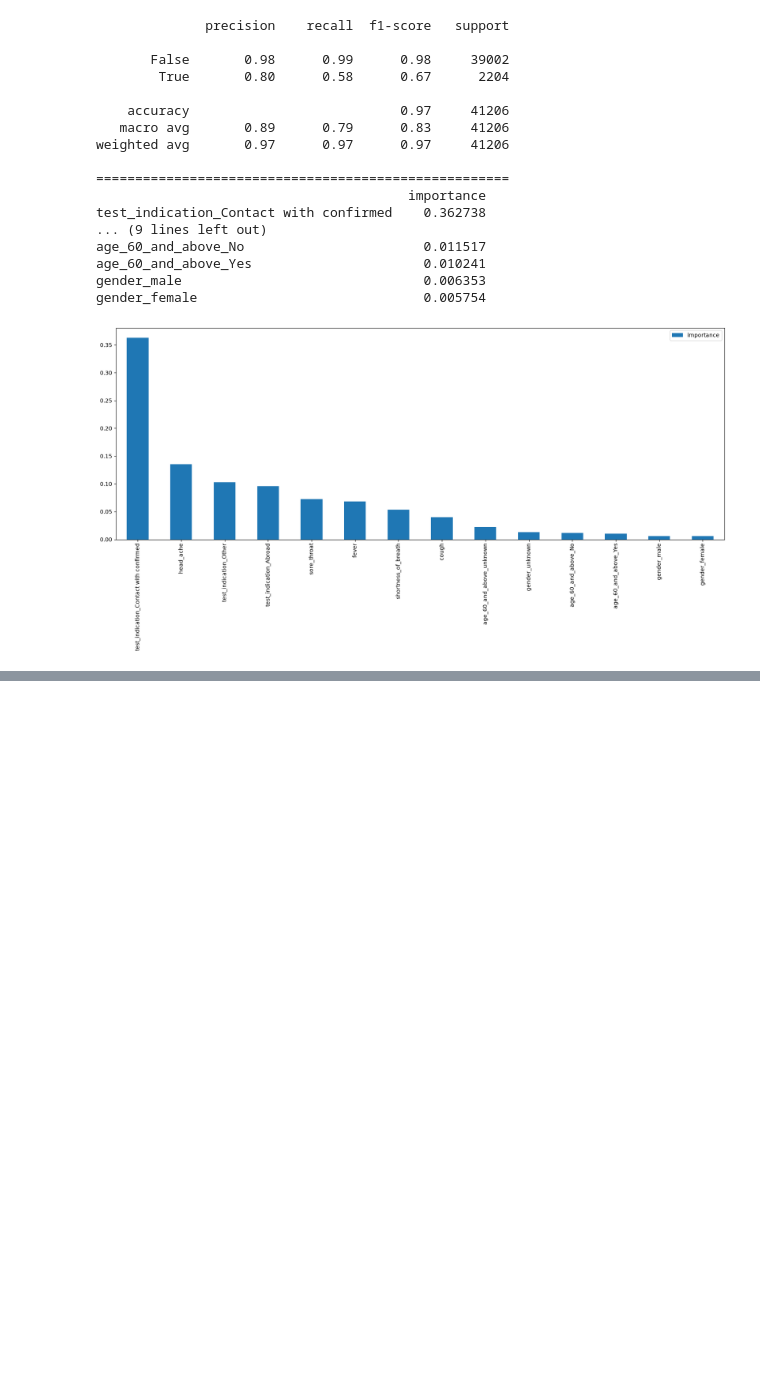
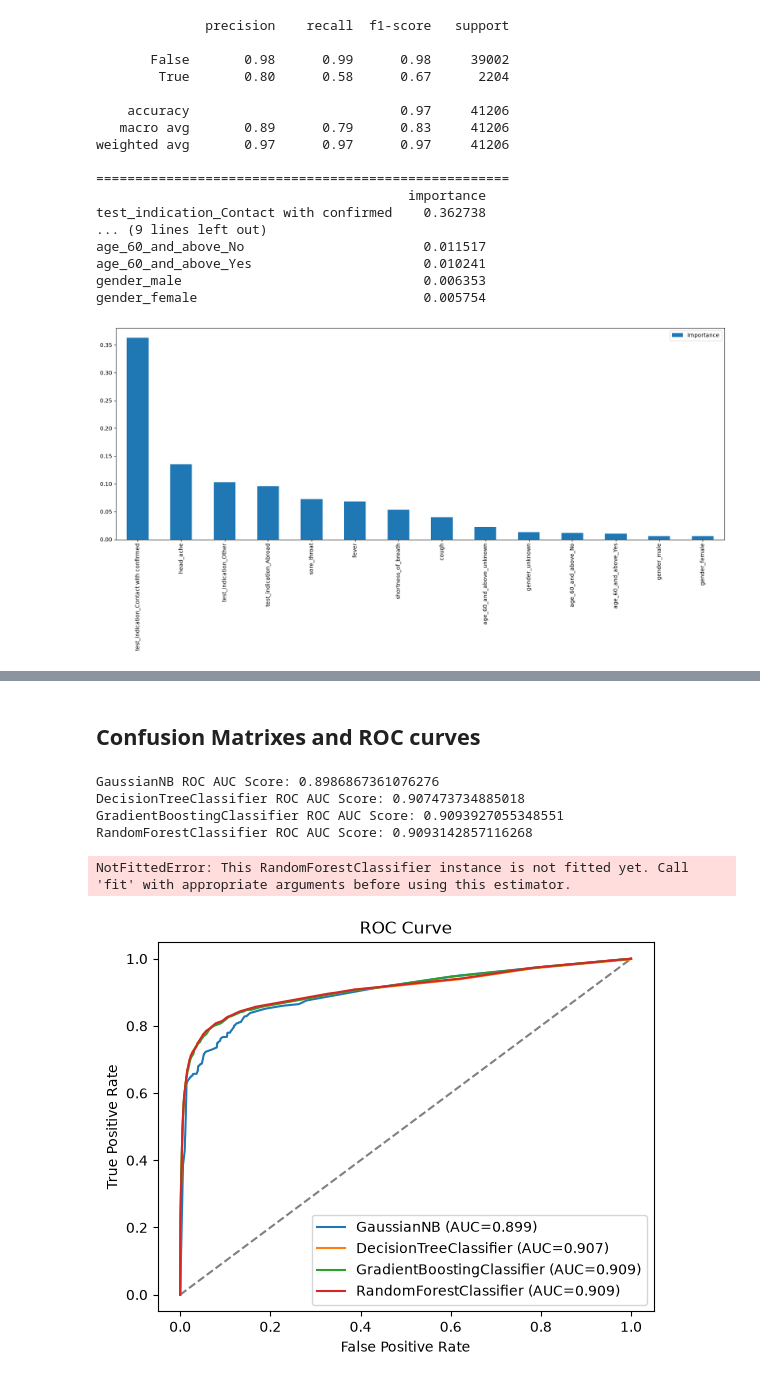
Before and after one commit to JerryBrimacombe/L7Hackthon, a Jupyter notebook: Notebooks/LM_covid.ipynb, the cells around one changed output, grey strips where cells are left out. Saved outputs shown, nothing was run; the diff lists cells and outputs as text; code cells hidden in the pictures; blank space fills up the shorter version.

```diff
--- a/Notebooks/LM_covid.ipynb
+++ b/Notebooks/LM_covid.ipynb
@@ -292,8 +351,10 @@ from sklearn.model_selection import train_test_split
 from sklearn.model_selection import train_test_split
 
 target_col = "corona_result"
-X = df.drop(columns=[target_col, "test_date"])
+X = df.drop(columns=[target_col])
 y = df[target_col]
+
+
 #Train/test = 70/30
 
 
@@ -490,2 +528,11 @@ gender_female                             0.005754
 # %%
+from sklearn.ensemble import GradientBoostingClassifier
+
+gbc_model = GradientBoostingClassifier(n_estimators=100, learning_rate=0.1, max_depth=3, random_state=42)
+gbc_model.fit(X_train, y_train)
+
+# # Make predictions and evaluate
+gbc_y_pred = gbc_model.predict(X_test)
+
+print(f'Gradient boost classifier accuracy: {gbc_model.score(X_test, y_test)}')
 # %% [output]
@@ -520,0 +583,39 @@ gcv.fit(X_train, y_train)
+# %% [markdown]
+## Confusion Matrixes and ROC curves
+# %%
+from sklearn.metrics import roc_curve
+from sklearn.metrics import roc_auc_score
+def DrawROC(model, Xtest, ytest, label=None, reset=False):
+    # Create the figure/axes once and stash them on the function itself,
+    # so repeated calls plot onto the same figure instead of opening a new one.
+    if reset or not hasattr(DrawROC, "fig"):
+        DrawROC.fig, DrawROC.ax = plt.subplots()
+        DrawROC.ax.plot([0, 1], [0, 1], linestyle="--", color="gray")
+        DrawROC.ax.set_xlabel("False Positive Rate")
+        DrawROC.ax.set_ylabel("True Positive Rate")
+        DrawROC.ax.set_title("ROC Curve")
+
+    yproba = model.predict_proba(Xtest)
+    fpr, tpr, thresholds = roc_curve(ytest, yproba[:, 1])
+    auc = roc_auc_score(ytest, yproba[:, 1])
+
+    name = label or type(model).__name__
+    print(f"{name} ROC AUC Score: {auc}")
+
+    DrawROC.ax.plot(fpr, tpr, label=f"{name} (AUC={auc:.3f})")
+    DrawROC.ax.legend()
+
+    return DrawROC.fig
+# %%
+DrawROC(nb_model, X_test, y_test)
+DrawROC(dtc_model, X_test, y_test)
+DrawROC(gbc_model, X_test, y_test)
+DrawROC(rf, X_test, y_test)
+DrawROC(rf2, X_test, y_test)
+# %% [output]
+GaussianNB ROC AUC Score: 0.8986867361076276
+DecisionTreeClassifier ROC AUC Score: 0.907473734885018
+GradientBoostingClassifier ROC AUC Score: 0.9093927055348551
+RandomForestClassifier ROC AUC Score: 0.9093142857116268
+NotFittedError: This RandomForestClassifier instance is not fitted yet. Call 'fit' with appropriate arguments before using this estimator.
+[figure, added]
```
Also changed, not shown: parts of 25 cells of this notebook.
